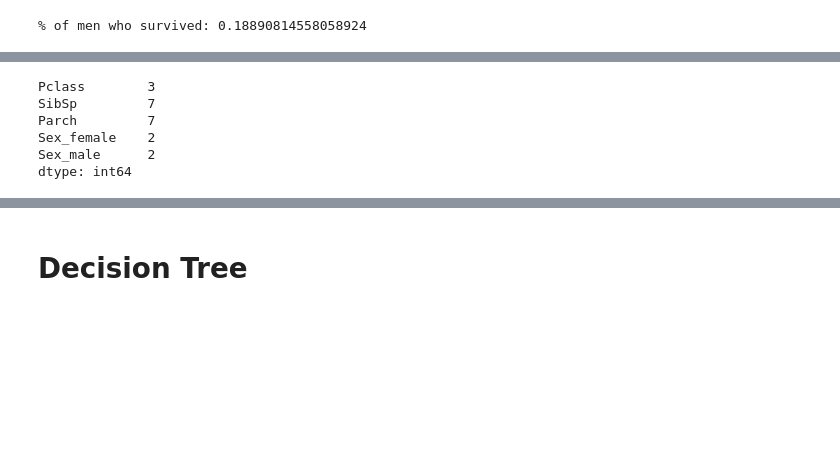
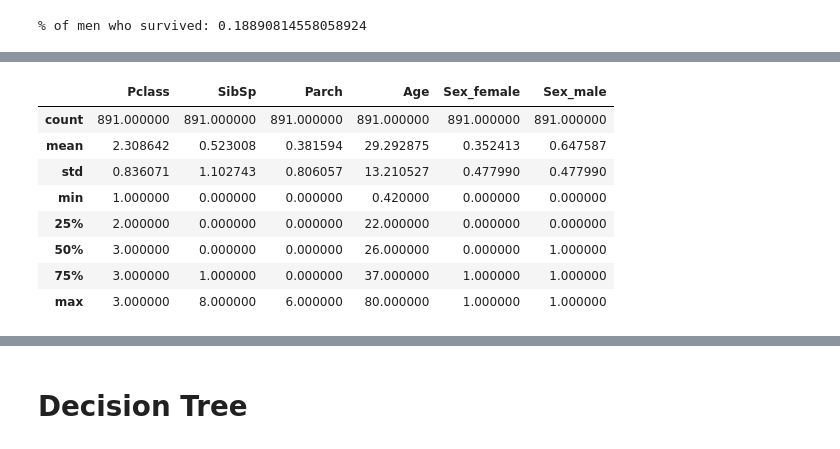
Before and after one commit to kartikgupta89/datascience-kaggle, a Jupyter notebook: c1-titanic-survival-predictions.ipynb, the cells around one changed output, grey strips where cells are left out. Saved outputs shown, nothing was run; the diff lists cells and outputs as text; code cells hidden in the pictures; blank space fills up the shorter version.

```diff
--- a/c1-titanic-survival-predictions.ipynb
+++ b/c1-titanic-survival-predictions.ipynb
@@ -56,0 +135,10 @@ test_data.head()
+# %%
+def age_approx(cols):
+    Age = cols[0]
+    Pclass = cols[1]
+    if pd.isnull(Age):
+        return train_data.groupby('Pclass').mean()['Age'][Pclass]
+    else:
+        return Age
+# %%
+train_data['Age'] = train_data[['Age','Pclass']].apply(age_approx, axis=1)
@@ -73,7 +194,7 @@ print("% of men who survived:", rate_men)
 # %%
 y = train_data["Survived"]
 
-features = ["Pclass", "Sex", "SibSp", "Parch"]
+features = ["Pclass", "Sex", "SibSp", "Parch", "Age"]
 X = pd.get_dummies(train_data[features])
 X_test = pd.get_dummies(test_data[features])
 
@@ -85,11 +206,14 @@ X_test = pd.get_dummies(test_data[features])
 # output.to_csv('submission.csv', index=False)
 # print("Your submission was successfully saved!")
 # %%
-X.nunique()
+X.describe()
 # %% [output]
-Pclass        3
-SibSp         7
-Parch         7
-Sex_female    2
-Sex_male      2
-dtype: int64
+|  | Pclass | SibSp | Parch | Age | Sex_female | Sex_male |
+| count | 891.000000 | 891.000000 | 891.000000 | 891.000000 | 891.000000 | 891.000000 |
+| mean | 2.308642 | 0.523008 | 0.381594 | 29.292875 | 0.352413 | 0.647587 |
+| std | 0.836071 | 1.102743 | 0.806057 | 13.210527 | 0.477990 | 0.477990 |
+| min | 1.000000 | 0.000000 | 0.000000 | 0.420000 | 0.000000 | 0.000000 |
+| 25% | 2.000000 | 0.000000 | 0.000000 | 22.000000 | 0.000000 | 0.000000 |
+| 50% | 3.000000 | 0.000000 | 0.000000 | 26.000000 | 0.000000 | 1.000000 |
+| 75% | 3.000000 | 1.000000 | 0.000000 | 37.000000 | 1.000000 | 1.000000 |
+| max | 3.000000 | 8.000000 | 6.000000 | 80.000000 | 1.000000 | 1.000000 |
```
Also changed, not shown: parts of 17 cells of this notebook.
